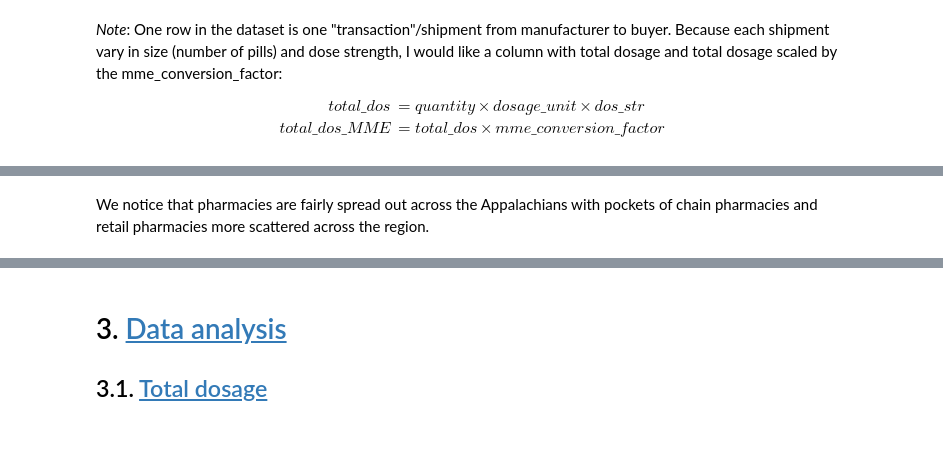
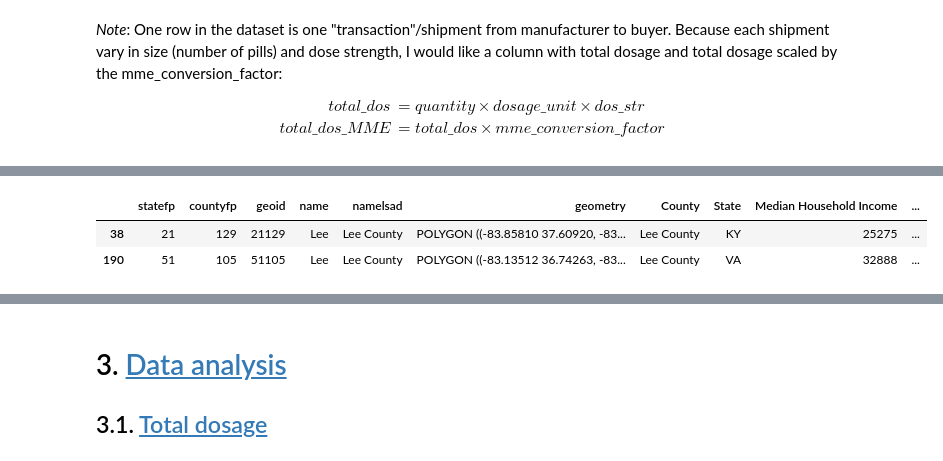
Before and after one commit to NumEconCopenhagen/projects-2024-jbh, a Jupyter notebook: dataproject/main.ipynb, the cells around one changed output, grey strips where cells are left out. Cells and saved outputs as stored; diff of their text form; code cells hidden in the pictures.

```diff
--- a/dataproject/main.ipynb
+++ b/dataproject/main.ipynb
@@ -185,2 +191,6 @@ See the caveats in the documentation: https://pandas.pydata.org/pandas-docs/stab
-# %% [markdown]
-We notice that pharmacies are fairly spread out across the Appalachians with pockets of chain pharmacies and retail pharmacies more scattered across the region.
+# %%
+gdf_county_demo[gdf_county_demo['name']=='Lee']
+# %% [output]
+|  | statefp | countyfp | geoid | name | namelsad | geometry | County | State | Median Household Income | ... |
+| 38 | 21 | 129 | 21129 | Lee | Lee County | POLYGON ((-83.85810 37.60920, -83... | Lee County | KY | 25275 | ... |
+| 190 | 51 | 105 | 51105 | Lee | Lee County | POLYGON ((-83.13512 36.74263, -83... | Lee County | VA | 32888 | ... |
```
Also changed, not shown: parts of 21 cells of this notebook, 2 other files.
